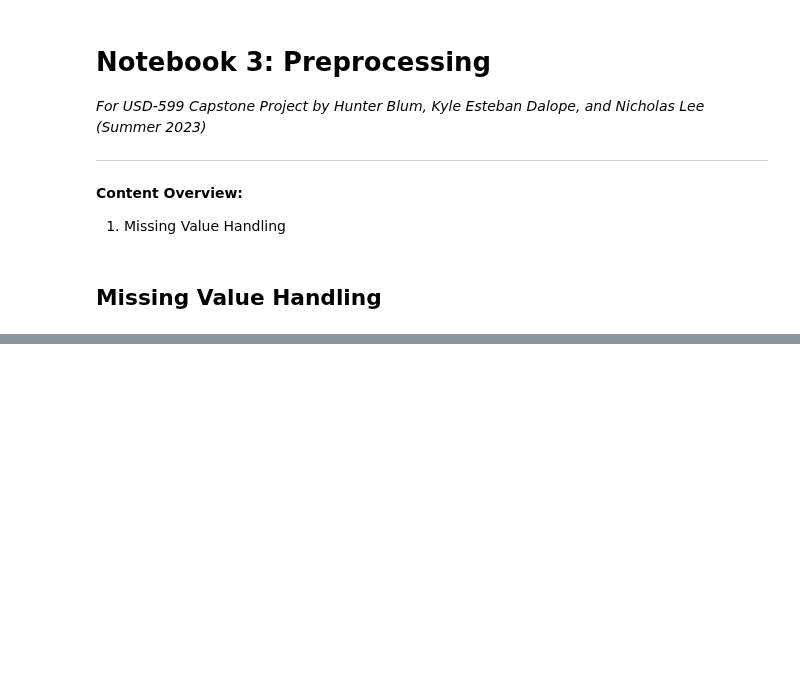
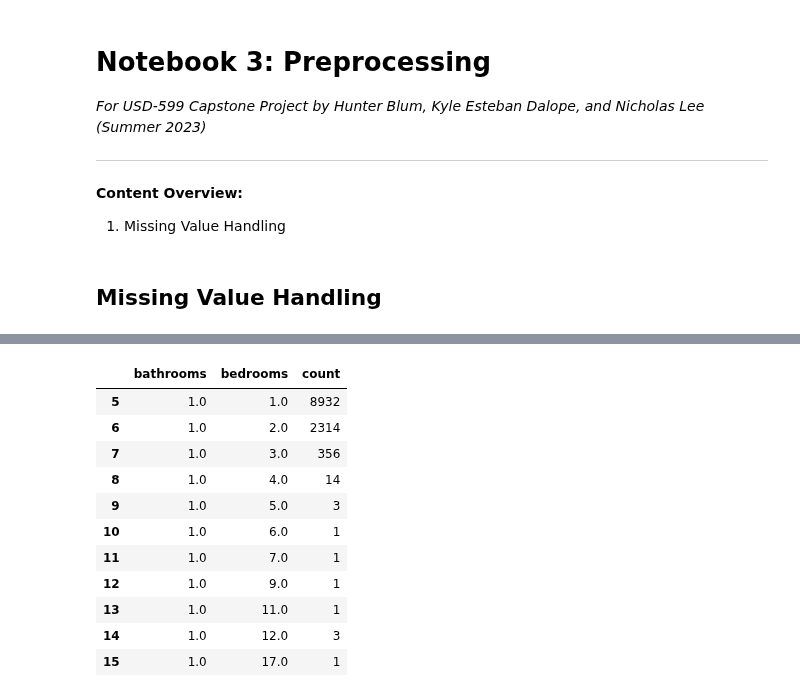
Before and after one commit to nlee98/ADS-599_Capstone_Project, a Jupyter notebook: Code Library/03_Preprocessing.ipynb, the cells around one changed output, grey strips where cells are left out. Cells and saved outputs as stored; diff of their text form; code cells hidden in the pictures; blank space fills up the shorter version.

```diff
--- a/Code Library/03_Preprocessing.ipynb
+++ b/Code Library/03_Preprocessing.ipynb
@@ -85,0 +93,19 @@ dtype: int64
+# %%
+# Look at all unique bedroom-bathroom combinations in the dataset
+bed_bath_df = preproc_df.groupby(["bathrooms", "bedrooms"]).size().reset_index().rename(columns={0:"count"})
+
+# Look at listings that have one bathroom, to assess the most common number of bedrooms
+bed_bath_df[bed_bath_df["bathrooms"] == 1]
+# %% [output]
+|  | bathrooms | bedrooms | count |
+| 5 | 1.0 | 1.0 | 8932 |
+| 6 | 1.0 | 2.0 | 2314 |
+| 7 | 1.0 | 3.0 | 356 |
+| 8 | 1.0 | 4.0 | 14 |
+| 9 | 1.0 | 5.0 | 3 |
+| 10 | 1.0 | 6.0 | 1 |
+| 11 | 1.0 | 7.0 | 1 |
+| 12 | 1.0 | 9.0 | 1 |
+| 13 | 1.0 | 11.0 | 1 |
+| 14 | 1.0 | 12.0 | 3 |
+| 15 | 1.0 | 17.0 | 1 |
```
Also changed, not shown: parts of 16 cells of this notebook.
